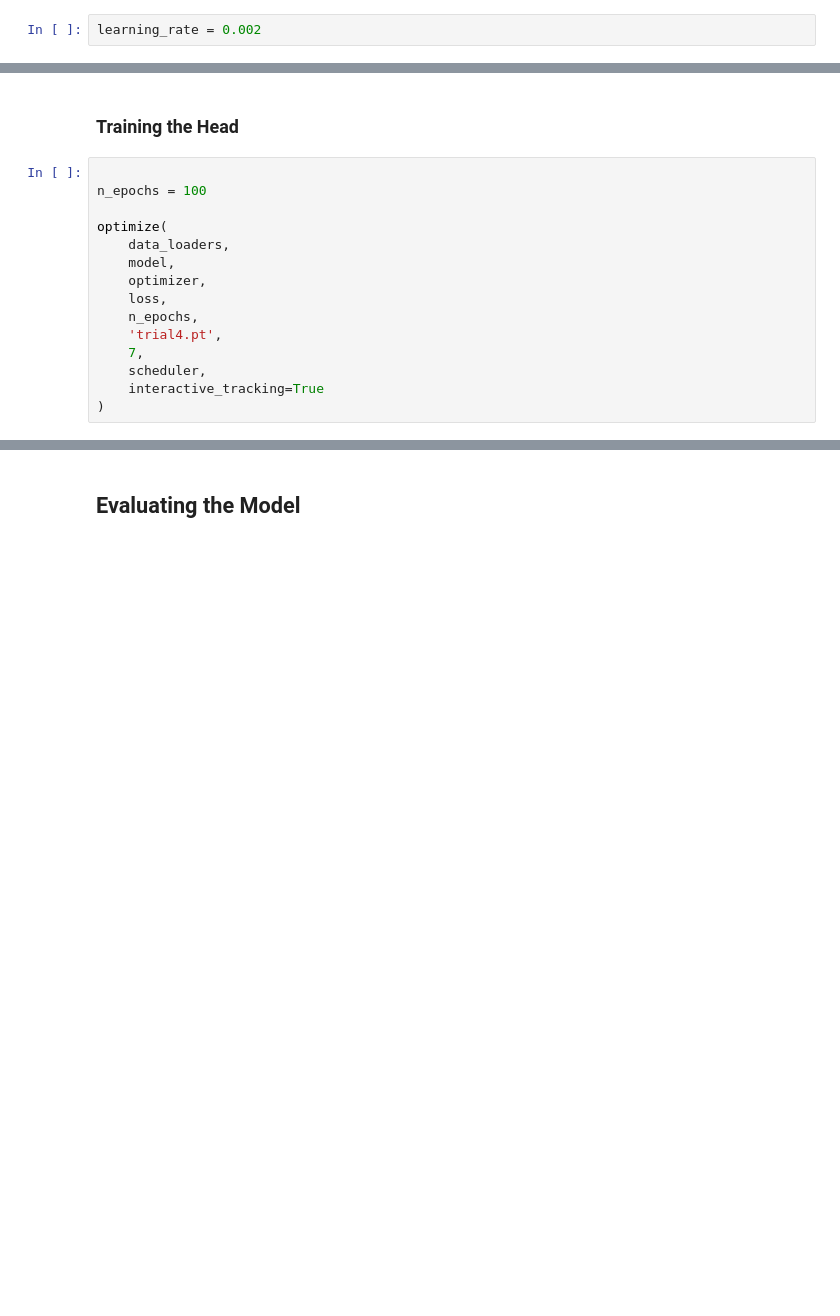
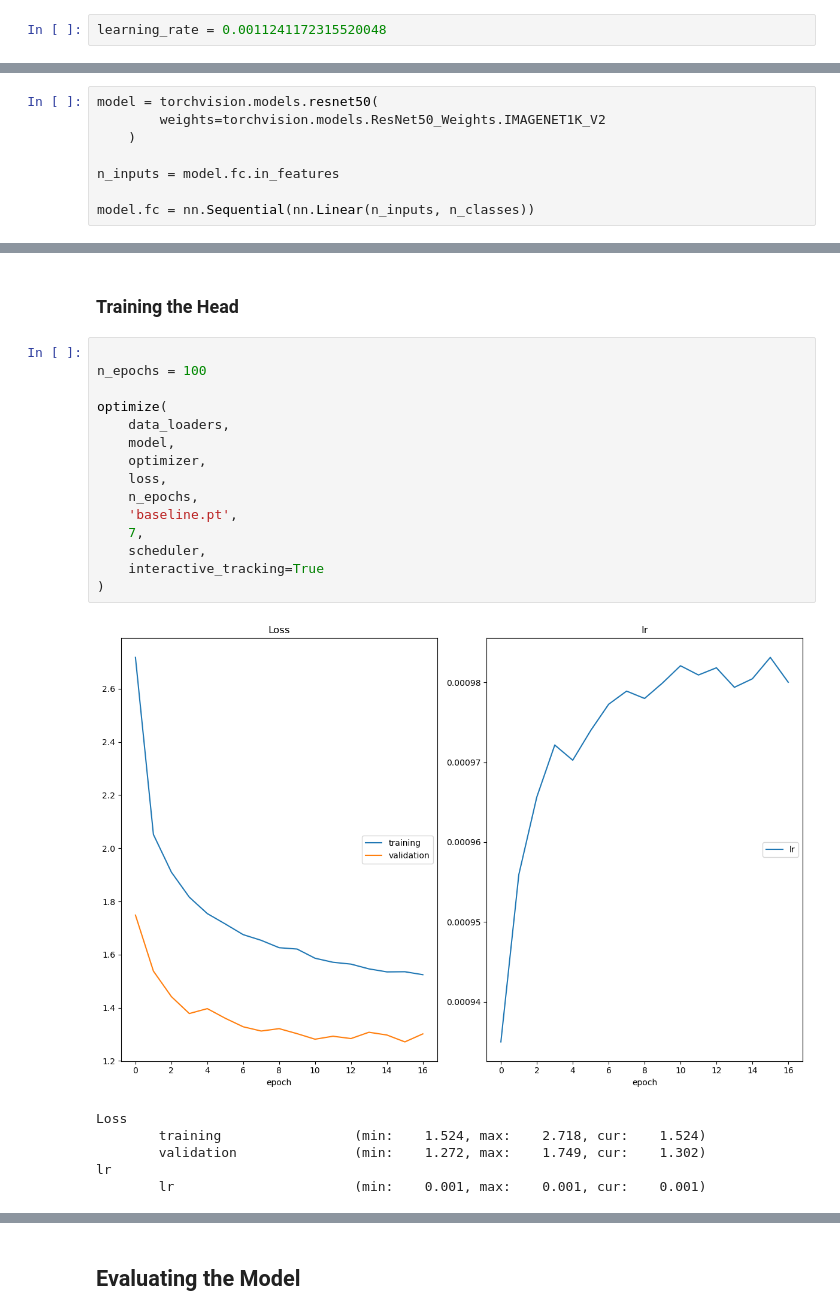
Before and after one commit to gw3ntd/ml2_proj3, a Jupyter notebook: cif100.ipynb, the cells around one changed output, grey strips where cells are left out. Cells and saved outputs as stored; diff of their text form; blank space fills up the shorter version.

```diff
--- a/cif100.ipynb
+++ b/cif100.ipynb
@@ -308,7 +289,7 @@ hidden_size2 = 199
 learning_rate = 0.0001081153035018974
 dropout1 = 0.38573786144706623
 # %%
-learning_rate = 0.002
+learning_rate = 0.0011241172315520048
 # %%
 model = torchvision.models.resnet50(weights=torchvision.models.ResNet50_Weights.IMAGENET1K_V2)
 
@@ -352,6 +333,14 @@ model.fc = nn.Sequential(
     nn.ReLU(),
     nn.Linear(hidden_size2, n_classes),
 )
+# %%
+model = torchvision.models.resnet50(
+        weights=torchvision.models.ResNet50_Weights.IMAGENET1K_V2
+    )
+
+n_inputs = model.fc.in_features
+
+model.fc = nn.Sequential(nn.Linear(n_inputs, n_classes))
 # %% [markdown]
 ### Adjusting the Trainability of Parameters
 - Now we want to make it so that the parameters of the model's backbone are not trainable; this is called freezing the backbone
@@ -534,15 +525,22 @@ def optimize(data_loaders, model, optimizer, loss, n_epochs, save_path, patience
 # %%
 
 n_epochs = 100
 
 optimize(
     data_loaders,
     model,
     optimizer,
     loss,
     n_epochs,
-    'trial4.pt',
+    'baseline.pt',
     7,
     scheduler,
     interactive_tracking=True
 )
+# %% [output]
+[figure, added]
+Loss
+        training                 (min:    1.524, max:    2.718, cur:    1.524)
+        validation               (min:    1.272, max:    1.749, cur:    1.302)
+lr
+        lr                       (min:    0.001, max:    0.001, cur:    0.001)
```
Also changed, not shown: parts of 5 cells of this notebook.
